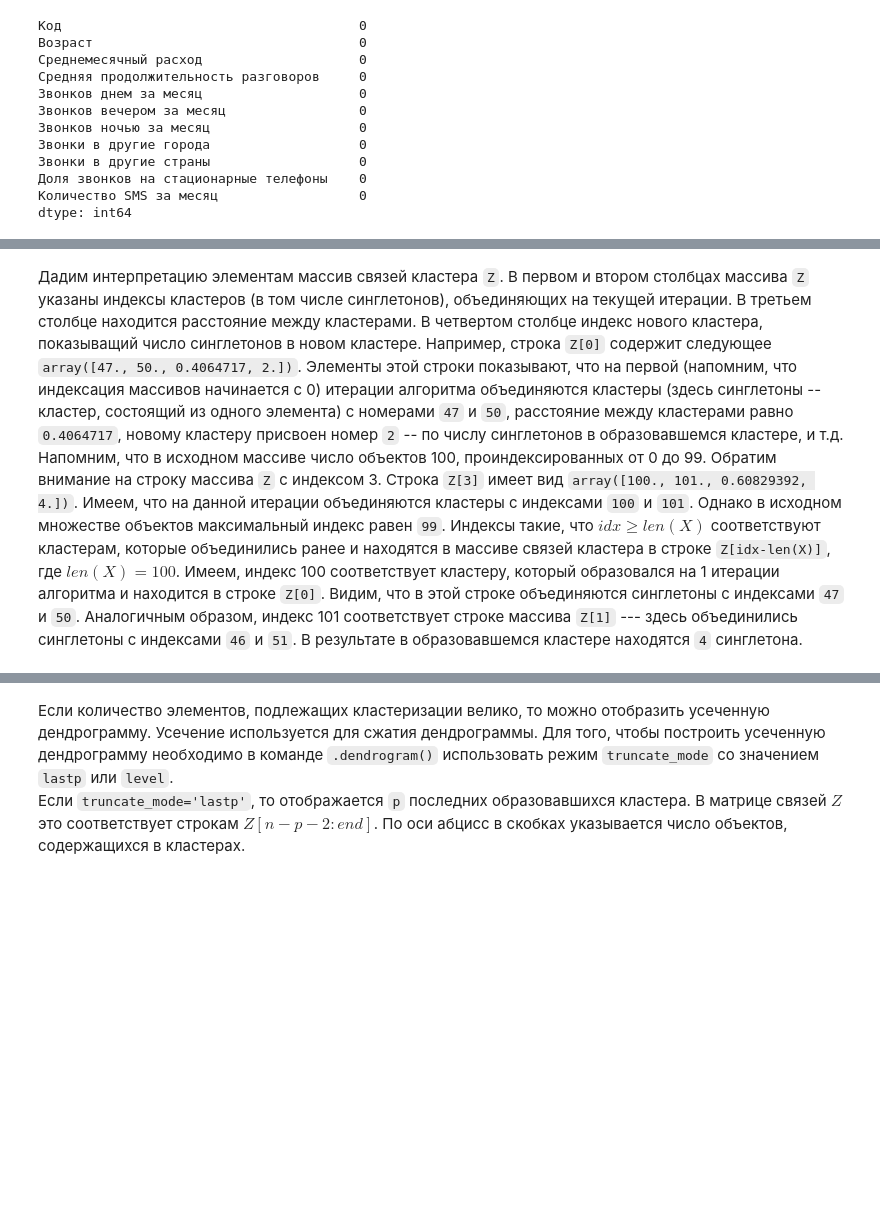
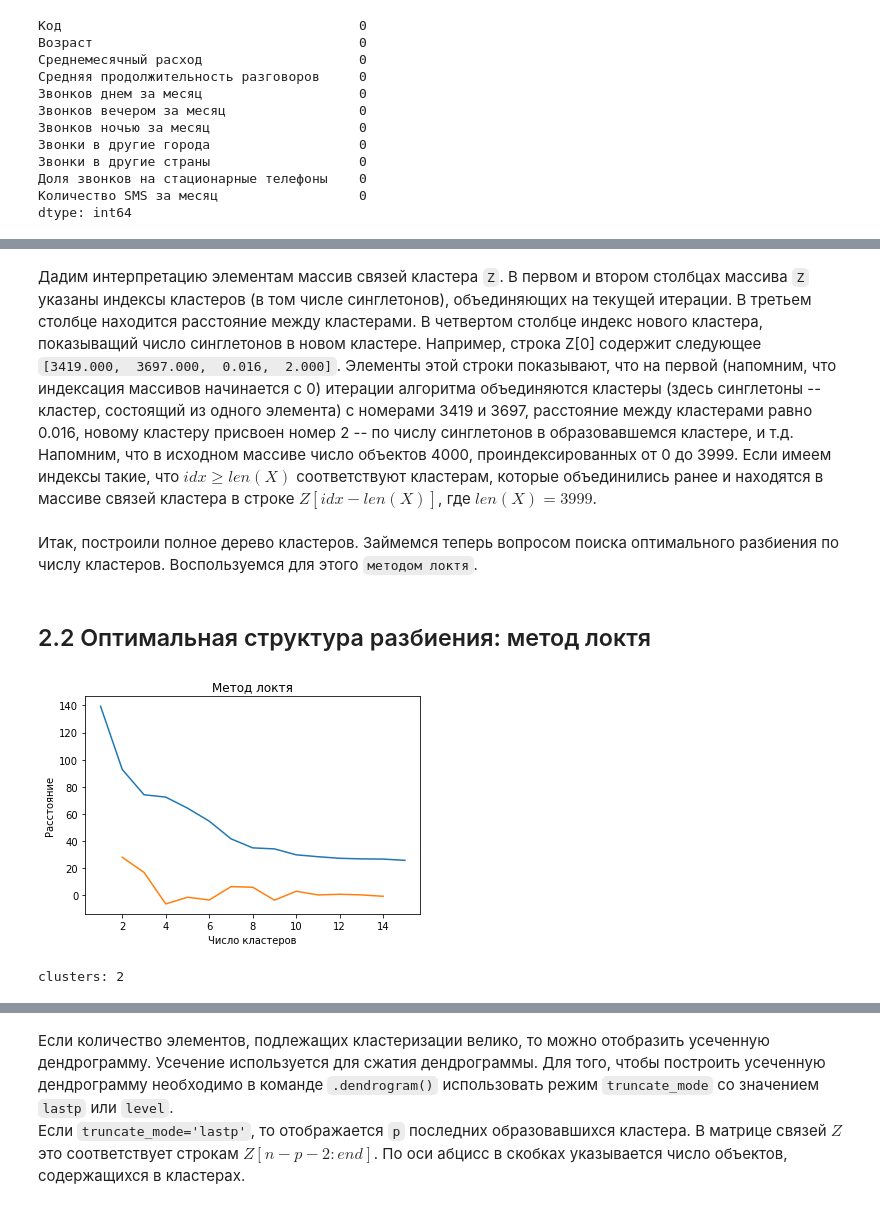
Before and after one commit to stroevsp/machine_learning_with_python, a Jupyter notebook: hierarchical_clustering.ipynb, the cells around one changed output, grey strips where cells are left out. Cells and saved outputs as stored; diff of their text form; code cells hidden in the pictures; blank space fills up the shorter version.

```diff
--- a/hierarchical_clustering.ipynb
+++ b/hierarchical_clustering.ipynb
@@ -208,3 +183,26 @@ print(Z)
 # %% [markdown]
-Дадим интерпретацию элементам массив связей кластера `Z`. В первом и втором столбцах массива `Z` указаны индексы кластеров (в том числе синглетонов), объединяющих на текущей итерации. В третьем столбце находится расстояние между кластерами. В четвертом столбце индекс нового кластера, показыващий число синглетонов в новом кластере. Например, строка `Z[0]` содержит следующее `array([47., 50., 0.4064717, 2.])`. Элементы этой строки показывают, что на первой (напомним, что индексация массивов начинается с 0) итерации алгоритма объединяются кластеры (здесь синглетоны -- кластер, состоящий из одного элемента) с номерами `47` и `50`, расстояние между кластерами равно `0.4064717`, новому кластеру присвоен номер `2` -- по числу синглетонов в образовавшемся кластере, и т.д.
-Напомним, что в исходном массиве число объектов 100, проиндексированных от 0 до 99. Обратим внимание на строку массива `Z` с индексом 3. Строка `Z[3]` имеет вид `array([100., 101., 0.60829392, 4.])`. Имеем, что на данной итерации объединяются кластеры с индексами `100` и `101`. Однако в исходном множестве объектов максимальный индекс равен `99`. Индексы такие, что $idx \geqslant len(X)$ соответствуют кластерам, которые объединились ранее и находятся в массиве связей кластера в строке `Z[idx-len(X)]`, где $len(X)=100$. Имеем, индекс 100 соответствует кластеру, который образовался на 1 итерации алгоритма и находится в строке `Z[0]`. Видим, что в этой строке объединяются синглетоны с индексами `47` и `50`. Аналогичным образом, индекс 101 соответствует строке массива `Z[1]` --- здесь объединились синглетоны с индексами `46` и `51`. В результате в образовавшемся кластере находятся `4` синглетона.
+Дадим интерпретацию элементам массив связей кластера `Z`. В первом и втором столбцах массива `Z` указаны индексы кластеров (в том числе синглетонов), объединяющих на текущей итерации. В третьем столбце находится расстояние между кластерами. В четвертом столбце индекс нового кластера, показыващий число синглетонов в новом кластере. Например, строка Z[0] содержит следующее `[3419.000,  3697.000,  0.016,  2.000]`. Элементы этой строки показывают, что на первой (напомним, что индексация массивов начинается с 0) итерации алгоритма объединяются кластеры (здесь синглетоны -- кластер, состоящий из одного элемента) с номерами 3419 и 3697, расстояние между кластерами равно 0.016, новому кластеру присвоен номер 2 -- по числу синглетонов в образовавшемся кластере, и т.д.
+Напомним, что в исходном массиве число объектов 4000, проиндексированных от 0 до 3999. Если имеем индексы такие, что $idx \geqslant len(X)$ соответствуют кластерам, которые объединились ранее и находятся в массиве связей кластера в строке $Z[idx-len(X)]$, где $len(X)=3999$.
+# %% [markdown]
+Итак, построили полное дерево кластеров. Займемся теперь вопросом поиска оптимального разбиения по числу кластеров. Воспользуемся для этого `методом локтя`.
+# %% [markdown]
+## 2.2 Оптимальная структура разбиения: метод локтя
+# %%
+last = Z[-15:, 2] # в матрице связей берем последние 20 значений расстояний между кластерами
+last_rev = last[::-1] #переписываем в обратном порядке
+idxs = np.arange(1, len(last) + 1,1) #генерируем список начальное значение 1, конечное --- число элементов массива, шаг 1
+plt.xlabel('Число кластеров')
+plt.ylabel('Расстояние')
+plt.title('Метод локтя')
+plt.plot(idxs, last_rev) #отображение графика
+
+#далее идет расчет вторых разностей, пример взят из [2]
+acceleration = np.diff(last, 2)  # 2nd derivative of the distances
+acceleration_rev = acceleration[::-1]
+plt.plot(idxs[:-2] + 1, acceleration_rev)
+plt.show()
+k = acceleration_rev.argmax() + 2  # if idx 0 is the max of this we want 2 clusters
+print("clusters:", k)
+# %% [output]
+[figure, added]
+clusters: 2
```
Also changed, not shown: parts of 61 cells of this notebook, 4 other files.
